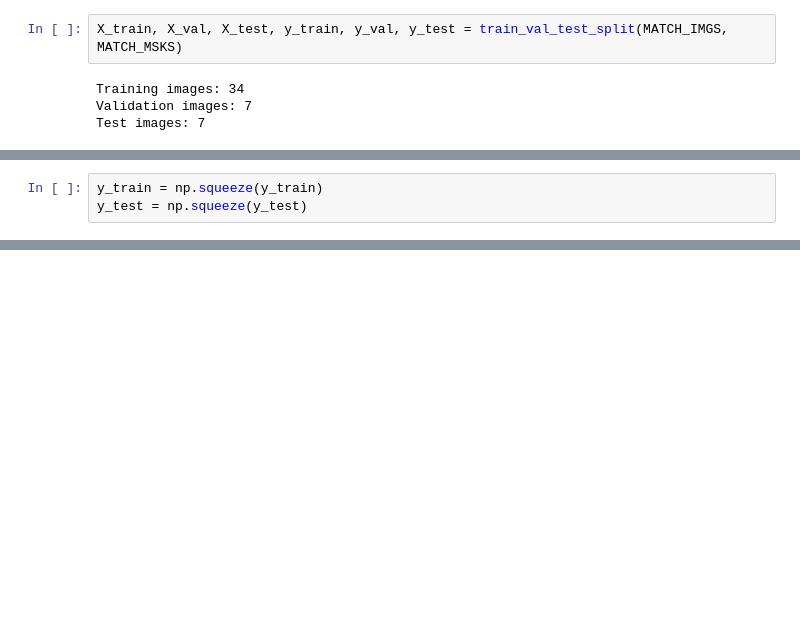
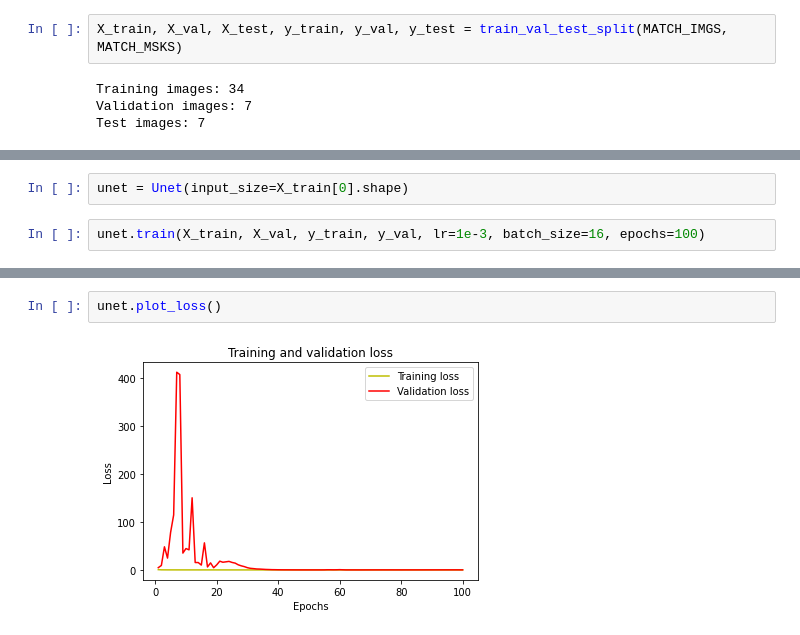
Before and after one commit to ThishenP/puzzle-piece-segmentation, a Jupyter notebook: UNET.ipynb, the cells around one changed output, grey strips where cells are left out. Saved outputs shown, nothing was run; the diff lists cells and outputs as text; blank space fills up the shorter version.

Commit message:
Updated unet notebook structure

```diff
--- a/UNET.ipynb
+++ b/UNET.ipynb
@@ -259,3 +255,0 @@ model.compile(optimizer=Adam(learning_rate=1e-3), loss='binary_crossentropy', me
-# %%
-y_train = np.squeeze(y_train)
-y_test = np.squeeze(y_test)
@@ -323,0 +301,4 @@ IoU: 0.9840105794662178
+# %%
+unet = Unet(input_size=X_train[0].shape)
+# %%
+unet.train(X_train, X_val, y_train, y_val, lr=1e-3, batch_size=16, epochs=100)
@@ -323,0 +323,4 @@ IoU: 0.9840105794662178
+# %%
+unet.plot_loss()
+# %% [output]
+[figure, added]
```
Also changed, not shown: parts of 55 cells of this notebook.
